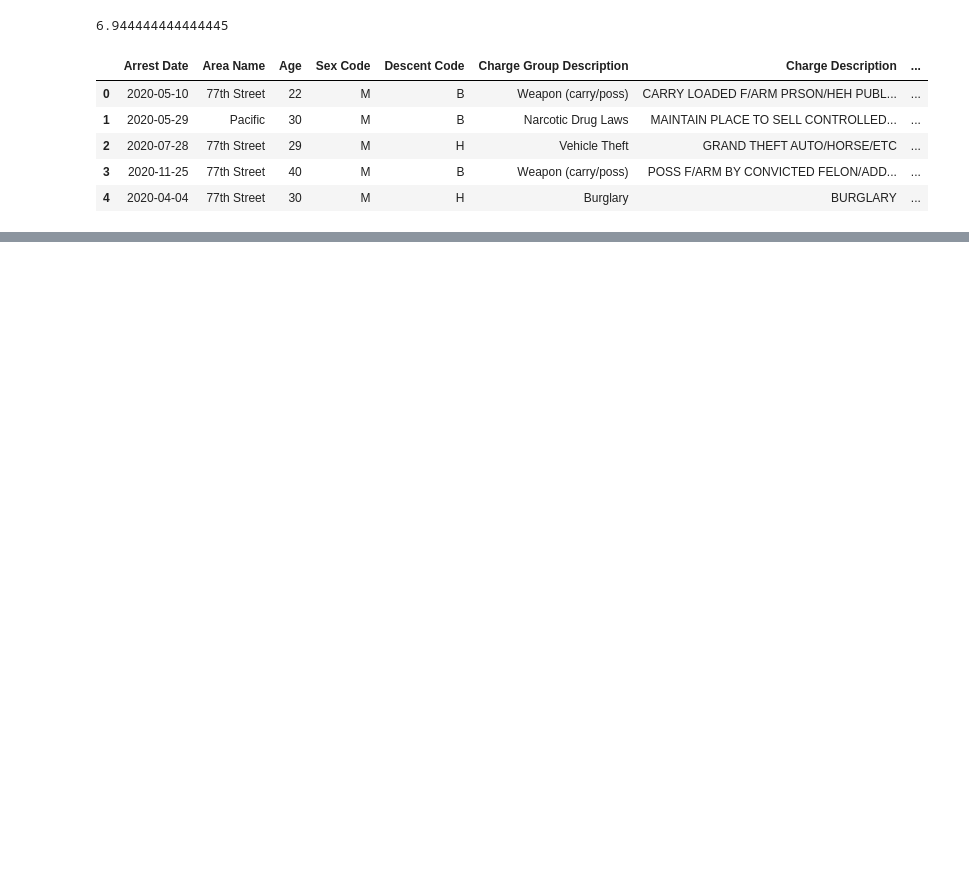
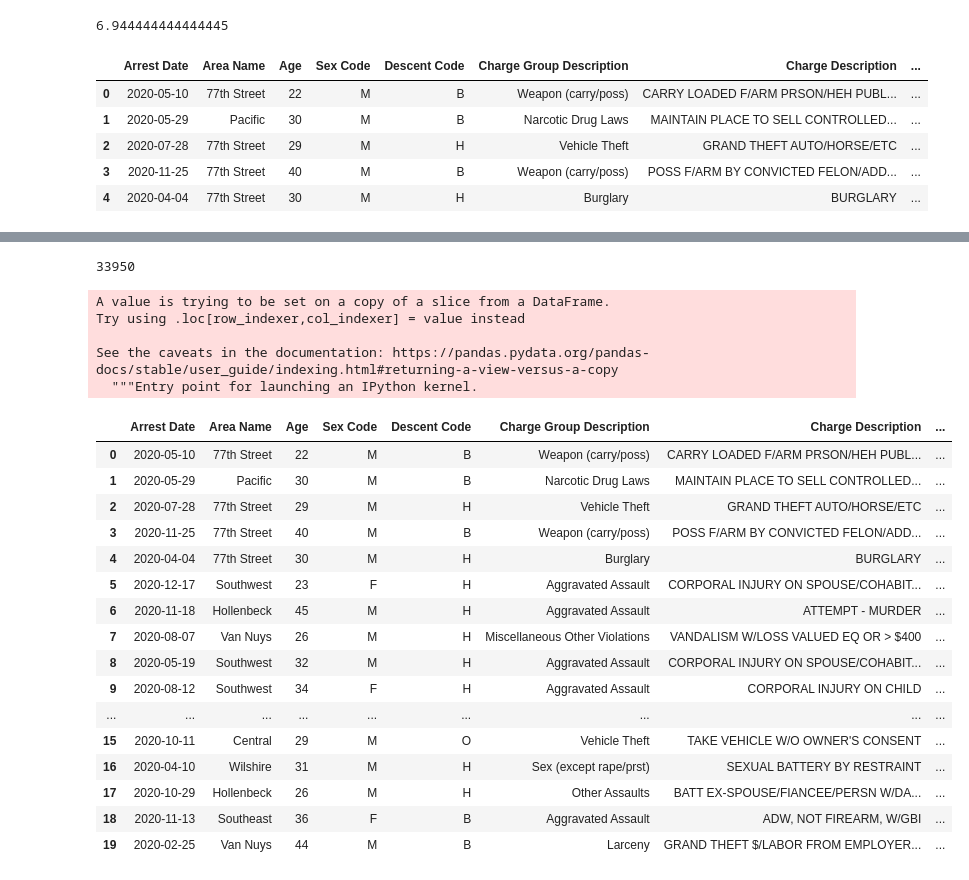
Before and after one commit to jwygonik/Crime_Analysis, a Jupyter notebook: google_api.ipynb, the cells around one changed output, grey strips where cells are left out. Drawn from its saved outputs; the diff is of its cells as text; code cells hidden in the pictures; blank space fills up the shorter version.

```diff
--- a/google_api.ipynb
+++ b/google_api.ipynb
@@ -25,0 +45,4 @@ TypeError: tuple indices must be integers or slices, not str
+# %%
+arrests_df_1 = arrests_df[arrests_df.LAT != 0.0]
+arrests_df_1 = arrests_df_1[arrests_df_1.LON != 0.0]
+arrests_df_1['LON'].tolist()
@@ -52,0 +173,2 @@ zip_code_list
+# %%
+ar_df = arrests_df_1.head(33950)
@@ -52,0 +179,3 @@ zip_code_list
+# %%
+ar_df['ZIP'] = zip_code_list
+ar_df
@@ -52,0 +216,9 @@ zip_code_list
+# %%
+# A.loc[A.for_analysis & (A.index.isin(B.index)) , content_preprocessed] = B.content_preprocessed
+oz = ar_df["Zip_Codes"].tolist()
+nz = ar_df["ZIP"].tolist()
+
+for x in range(len(nz)):
+    if nz[x]=='N/A':
+        nz[x]=oz[x]
+    else: nz[x]=nz[x]
@@ -52,0 +227,30 @@ zip_code_list
+# %%
+print(len(nz))
+# %% [output]
+33950
+# %%
+ar_df['Zip_Code'] = nz
+ar_df.head(20)
+# %% [output]
+A value is trying to be set on a copy of a slice from a DataFrame.
+Try using .loc[row_indexer,col_indexer] = value instead
+
+See the caveats in the documentation: https://pandas.pydata.org/pandas-docs/stable/user_guide/indexing.html#returning-a-view-versus-a-copy
+  """Entry point for launching an IPython kernel.
+|  | Arrest Date | Area Name | Age | Sex Code | Descent Code | Charge Group Description | Charge Description | ... |
+| 0 | 2020-05-10 | 77th Street | 22 | M | B | Weapon (carry/poss) | CARRY LOADED F/ARM PRSON/HEH PUBL... | ... |
+| 1 | 2020-05-29 | Pacific | 30 | M | B | Narcotic Drug Laws | MAINTAIN PLACE TO SELL CONTROLLED... | ... |
+| 2 | 2020-07-28 | 77th Street | 29 | M | H | Vehicle Theft | GRAND THEFT AUTO/HORSE/ETC | ... |
+| 3 | 2020-11-25 | 77th Street | 40 | M | B | Weapon (carry/poss) | POSS F/ARM BY CONVICTED FELON/ADD... | ... |
+| 4 | 2020-04-04 | 77th Street | 30 | M | H | Burglary | BURGLARY | ... |
+| 5 | 2020-12-17 | Southwest | 23 | F | H | Aggravated Assault | CORPORAL INJURY ON SPOUSE/COHABIT... | ... |
+| 6 | 2020-11-18 | Hollenbeck | 45 | M | H | Aggravated Assault | ATTEMPT - MURDER | ... |
+| 7 | 2020-08-07 | Van Nuys | 26 | M | H | Miscellaneous Other Violations | VANDALISM W/LOSS VALUED EQ OR > $400 | ... |
+| 8 | 2020-05-19 | Southwest | 32 | M | H | Aggravated Assault | CORPORAL INJURY ON SPOUSE/COHABIT... | ... |
+| 9 | 2020-08-12 | Southwest | 34 | F | H | Aggravated Assault | CORPORAL INJURY ON CHILD | ... |
+| ... | ... | ... | ... | ... | ... | ... | ... | ... |
+| 15 | 2020-10-11 | Central | 29 | M | O | Vehicle Theft | TAKE VEHICLE W/O OWNER'S CONSENT | ... |
+| 16 | 2020-04-10 | Wilshire | 31 | M | H | Sex (except rape/prst) | SEXUAL BATTERY BY RESTRAINT | ... |
+| 17 | 2020-10-29 | Hollenbeck | 26 | M | H | Other Assaults | BATT EX-SPOUSE/FIANCEE/PERSN W/DA... | ... |
+| 18 | 2020-11-13 | Southeast | 36 | F | B | Aggravated Assault | ADW, NOT FIREARM, W/GBI | ... |
+| 19 | 2020-02-25 | Van Nuys | 44 | M | B | Larceny | GRAND THEFT $/LABOR FROM EMPLOYER... | ... |
```
Also changed, not shown: parts of 20 cells of this notebook, 9 other files.
